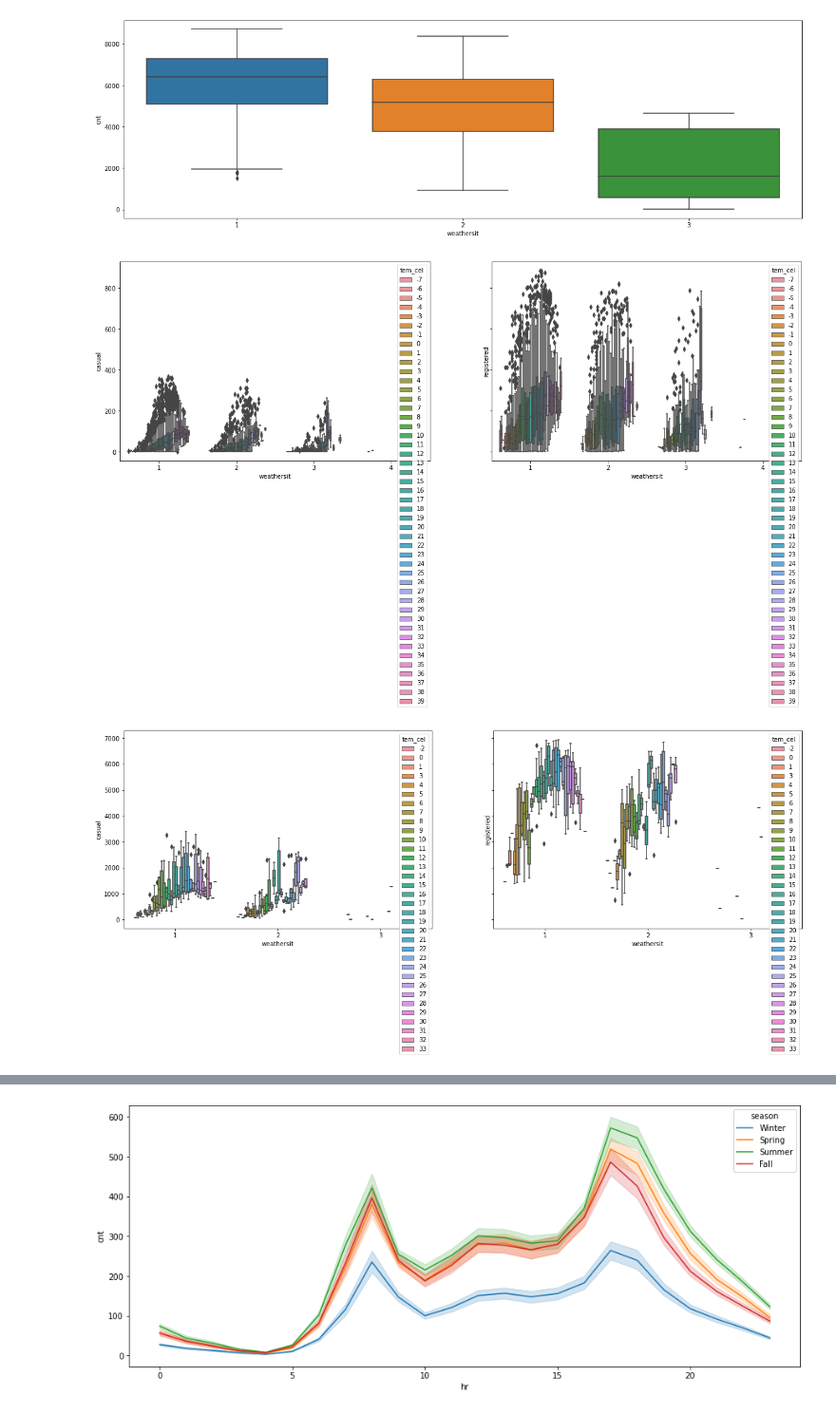
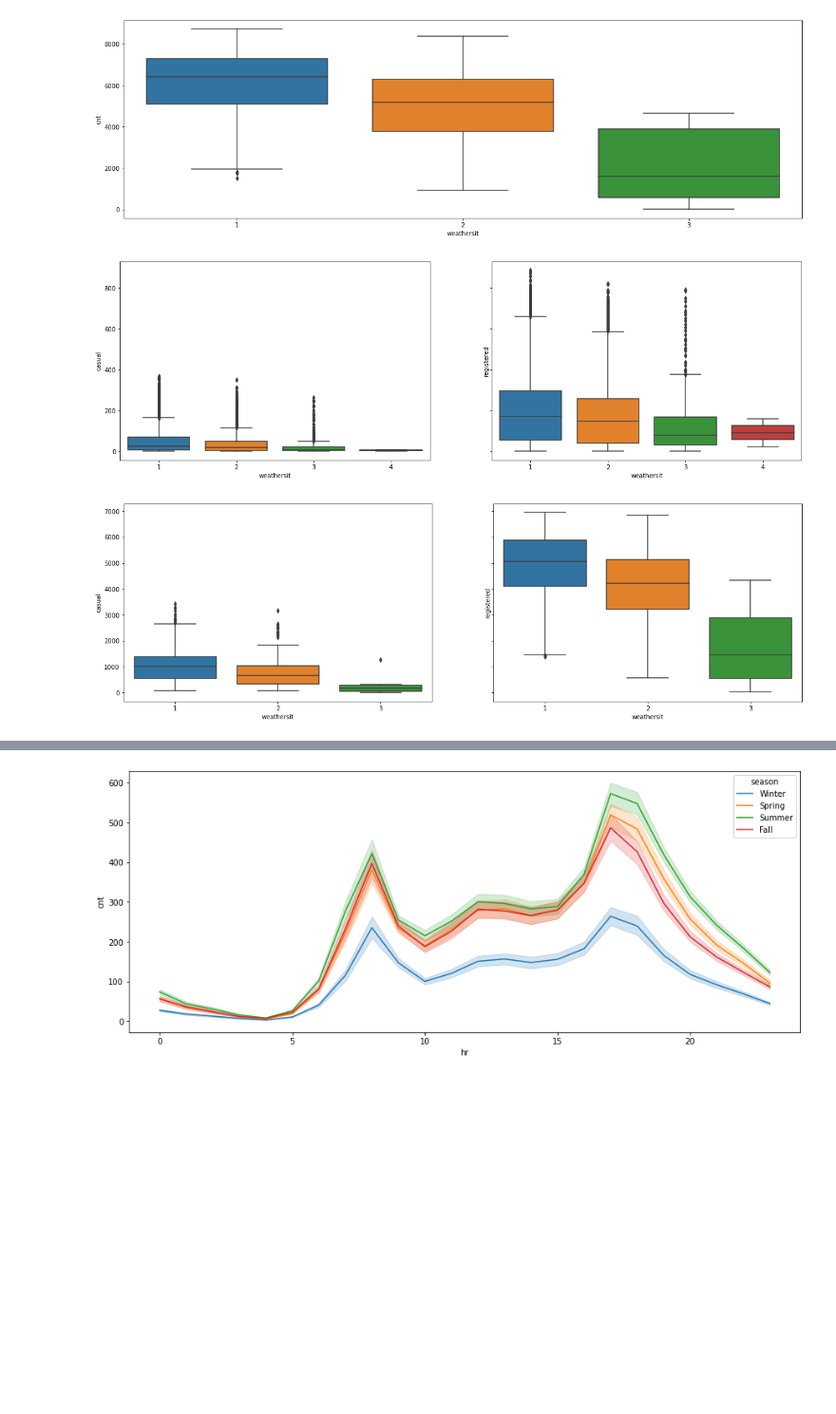
Before and after one commit to EjioforSandraAkunna/Capital_Bike_Project1, a Jupyter notebook: Capital_Bike_EDA.ipynb, the cells around one changed output, grey strips where cells are left out. Shown at 95% size. Drawn from its saved outputs; the diff is of its cells as text; code cells hidden in the pictures; blank space fills up the shorter version.

```diff
--- a/Capital_Bike_EDA.ipynb
+++ b/Capital_Bike_EDA.ipynb
@@ -327,22 +327,22 @@ plt.show()
 # %%
 fig,axs=plt.subplots(1,2,figsize=(20,6),sharey=True)
 axs[0].set_title("")
 axs[1].set_title("")
-sns.boxplot(data=hour[hour["yr"]==1],y="casual",x="weathersit",hue="tem_cel",ax=axs[0])
-sns.boxplot(data=hour[hour["yr"]==1],y="registered",x="weathersit",hue="tem_cel",ax=axs[1])
+sns.boxplot(data=hour[hour["yr"]==1],y="casual",x="weathersit",ax=axs[0])
+sns.boxplot(data=hour[hour["yr"]==1],y="registered",x="weathersit",ax=axs[1])
 plt.title("")
 plt.show()
 # %% [output]
-[figure, old version]
+[figure, new version]
 # %%
 fig,axs=plt.subplots(1,2,figsize=(20,6),sharey=True)
 axs[0].set_title("")
 axs[1].set_title("")
-sns.boxplot(data=day[day["yr"]==1],y="casual",x="weathersit",hue="tem_cel",ax=axs[0])
-sns.boxplot(data=day[day["yr"]==1],y="registered",x="weathersit",hue="tem_cel",ax=axs[1])
+sns.boxplot(data=day[day["yr"]==1],y="casual",x="weathersit",ax=axs[0])
+sns.boxplot(data=day[day["yr"]==1],y="registered",x="weathersit",ax=axs[1])
 plt.title("")
 plt.show()
 # %% [output]
-[figure, old version]
+[figure, new version]
 # %%
 fig,ax=plt.subplots(figsize=(20,6))
```
Also changed, not shown: parts of 4 cells of this notebook.
